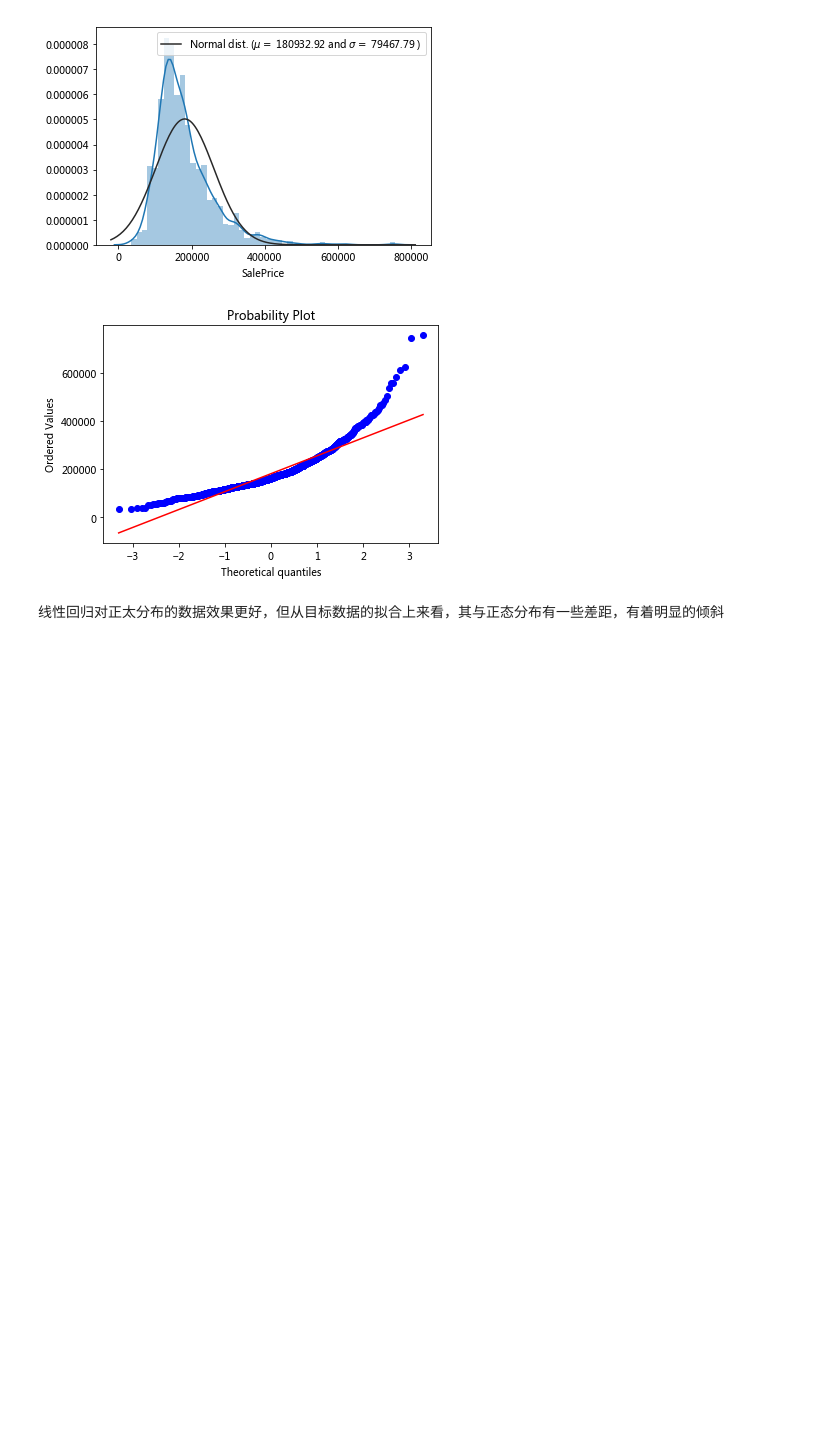
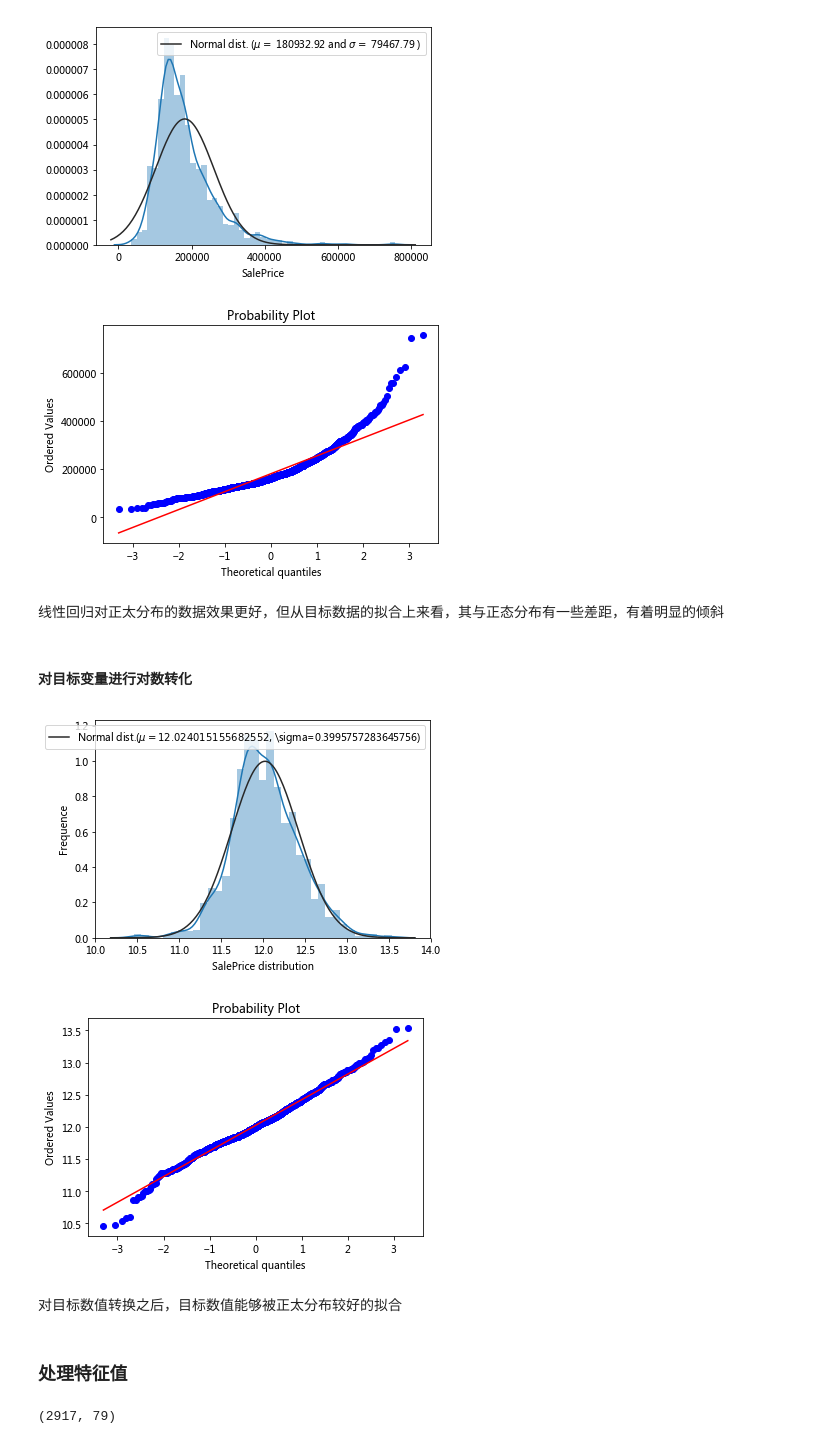
Before and after one commit to barrricade/pandas-learn, a Jupyter notebook: demo/House_Price.ipynb, the cells around one changed output. Saved outputs shown, nothing was run; the diff lists cells and outputs as text; code cells hidden in the pictures; blank space fills up the shorter version.

```diff
--- a/demo/House_Price.ipynb
+++ b/demo/House_Price.ipynb
@@ -132,17 +132,18 @@ train = train.loc[(train['GrLivArea'] < 4000) |
 # %% [markdown]
 目标变量是需要预测的值，所以对它进行分析
 # %%
+from scipy.stats import *
 #纵坐标为概率密度
-#kde为核密度:仅靠数据本身进行最大程度的拟合
-#拟合标准正态分布
+#kde为核密度:仅靠数据本身依靠临近点的概率来进行估计，从而画出连续的概率密度函数图，进行最大程度的拟合
 #如果没有fit=norm参数，则不会显示途中的灰色曲线（正太分布曲线，用于对比）
-sns.distplot(train['SalePrice'],fit=norm)
-mu, sigma = norm.fit(train['SalePrice'])
+sns.distplot(train['SalePrice'], fit=norm)
+(mu, sigma) = norm.fit(train['SalePrice'])
 print( '\n mu = {:.2f} and sigma = {:.2f}\n'.format(mu, sigma))
 plt.legend(['Normal dist. ($\mu=$ {:.2f} and $\sigma=$ {:.2f} )'.format(mu, sigma)],
             loc='best')
 fig = plt.figure()
-res = stats.probplot(train['SalePrice'], plot=plt)
+#按正态分布拟合数据并画图，横坐标为分位数
+res = probplot(train['SalePrice'], plot=plt)
 plt.show()
 # %% [output]
  mu = 180932.92 and sigma = 79467.79
@@ -150,3 +151,39 @@ plt.show()
 [figure]
 # %% [markdown]
 线性回归对正太分布的数据效果更好，但从目标数据的拟合上来看，其与正态分布有一些差距，有着明显的倾斜
+# %% [markdown]
+#### 对目标变量进行对数转化
+# %%
+#使用numpy函数对log1p,对所有值进行log(1+x)的运算
+train['SalePrice'] = np.log1p(train['SalePrice'])
+
+#查看最新的分布
+sns.distplot(train['SalePrice'], fit=norm)
+
+#获得此时正太分布拟合的参数mu和sigma
+(mu, sigma) = norm.fit(train['SalePrice'])
+
+#在画出分布图
+plt.legend(['Normal dist.($\mu={},$\sigma={})'.format(mu, sigma)],loc='best')
+plt.xlabel('SalePrice distribution')
+plt.ylabel('Frequence')
+
+#画出点的拟合
+fig = plt.figure()
+probplot(train['SalePrice'], plot=plt)
+plt.show()
+# %% [output]
+[figure, added]
+[figure, added]
+# %% [markdown]
+对目标数值转换之后，目标数值能够被正太分布较好的拟合
+# %% [markdown]
+### 处理特征值
+# %%
+ntrain = train.shape[0]
+ntest = test.shape[0]
+all_data = pd.concat([train, test], ignore_index=True, sort=False)
+all_data.drop(['SalePrice'], axis=1, inplace=True)
+all_data.shape
+# %% [output]
+(2917, 79)
```
Also changed, not shown: parts of 71 cells of this notebook.
